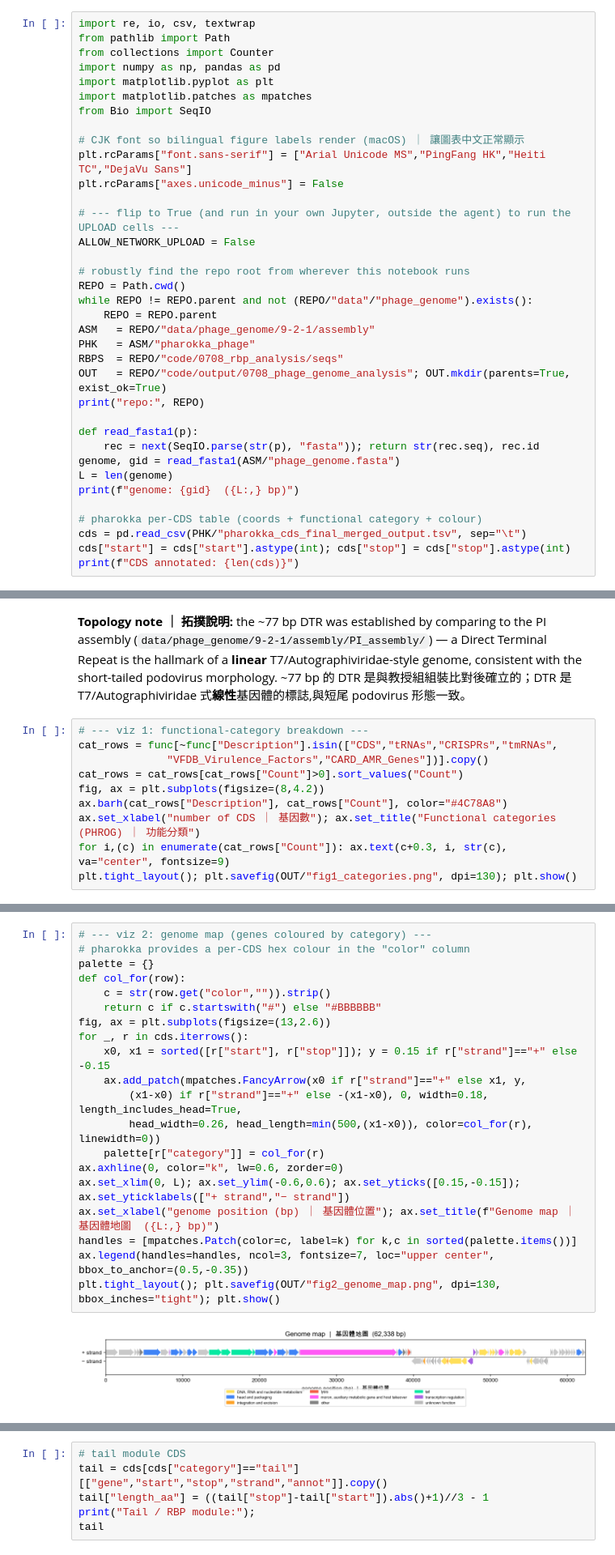
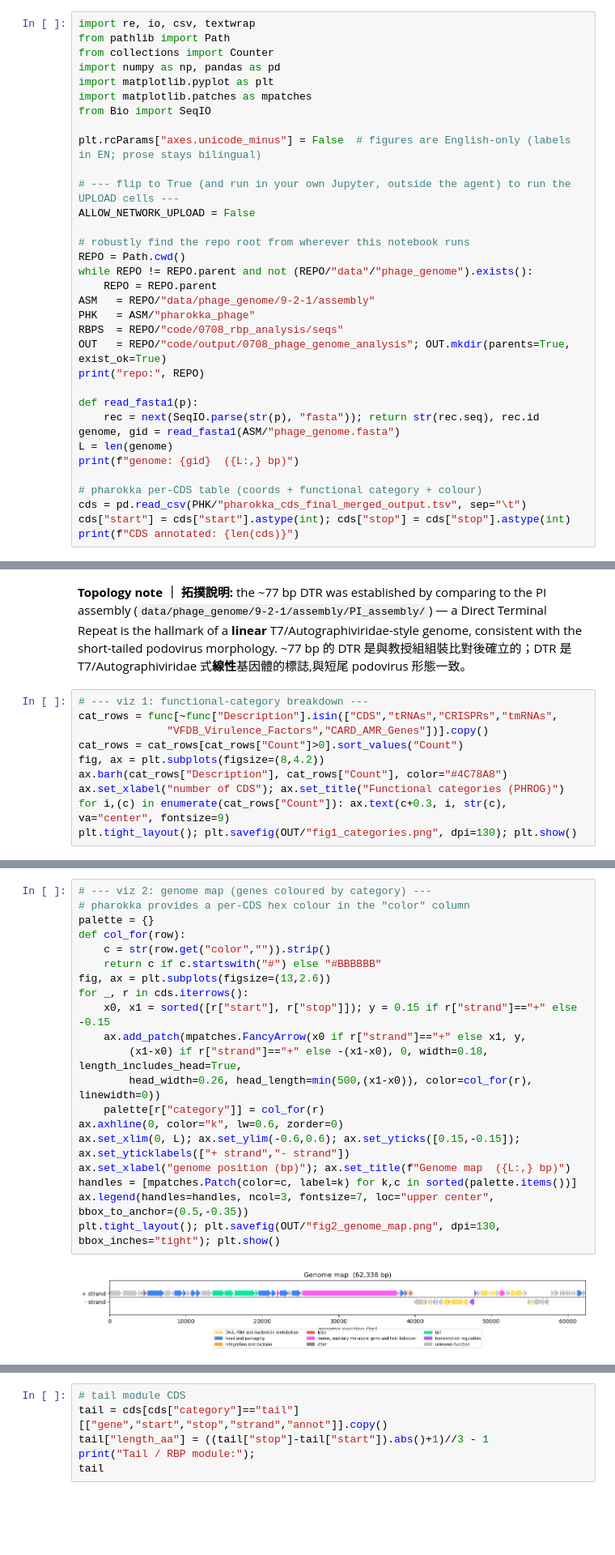
Before and after one commit to A1ex-Ch3n/igem-2026, a Jupyter notebook: code/0708_phage_genome_analysis.ipynb, the cells around one changed output, grey strips where cells are left out. Shown at 81% size. Drawn from its saved outputs; the diff is of its cells as text; blank space fills up the shorter version.

```diff
--- a/code/0708_phage_genome_analysis.ipynb
+++ b/code/0708_phage_genome_analysis.ipynb
@@ -33,9 +33,7 @@ import matplotlib.pyplot as plt
 import matplotlib.patches as mpatches
 from Bio import SeqIO
 
-# CJK font so bilingual figure labels render (macOS) ｜ 讓圖表中文正常顯示
-plt.rcParams["font.sans-serif"] = ["Arial Unicode MS","PingFang HK","Heiti TC","DejaVu Sans"]
-plt.rcParams["axes.unicode_minus"] = False
+plt.rcParams["axes.unicode_minus"] = False  # figures are English-only (labels in EN; prose stays bilingual)
 
 # --- flip to True (and run in your own Jupyter, outside the agent) to run the UPLOAD cells ---
 ALLOW_NETWORK_UPLOAD = False
@@ -113,7 +111,7 @@ cat_rows = func[~func["Description"].isin(["CDS","tRNAs","CRISPRs","tmRNAs",
 cat_rows = cat_rows[cat_rows["Count"]>0].sort_values("Count")
 fig, ax = plt.subplots(figsize=(8,4.2))
 ax.barh(cat_rows["Description"], cat_rows["Count"], color="#4C78A8")
-ax.set_xlabel("number of CDS ｜ 基因數"); ax.set_title("Functional categories (PHROG) ｜ 功能分類")
+ax.set_xlabel("number of CDS"); ax.set_title("Functional categories (PHROG)")
 for i,(c) in enumerate(cat_rows["Count"]): ax.text(c+0.3, i, str(c), va="center", fontsize=9)
 plt.tight_layout(); plt.savefig(OUT/"fig1_categories.png", dpi=130); plt.show()
 # %% [output]
@@ -121,22 +129,22 @@ plt.tight_layout(); plt.savefig(OUT/"fig1_categories.png", dpi=130); plt.show()
 # %%
 # --- viz 2: genome map (genes coloured by category) ---
 # pharokka provides a per-CDS hex colour in the "color" column
 palette = {}
 def col_for(row):
     c = str(row.get("color","")).strip()
     return c if c.startswith("#") else "#BBBBBB"
 fig, ax = plt.subplots(figsize=(13,2.6))
 for _, r in cds.iterrows():
     x0, x1 = sorted([r["start"], r["stop"]]); y = 0.15 if r["strand"]=="+" else -0.15
     ax.add_patch(mpatches.FancyArrow(x0 if r["strand"]=="+" else x1, y,
         (x1-x0) if r["strand"]=="+" else -(x1-x0), 0, width=0.18, length_includes_head=True,
         head_width=0.26, head_length=min(500,(x1-x0)), color=col_for(r), linewidth=0))
     palette[r["category"]] = col_for(r)
 ax.axhline(0, color="k", lw=0.6, zorder=0)
-ax.set_xlim(0, L); ax.set_ylim(-0.6,0.6); ax.set_yticks([0.15,-0.15]); ax.set_yticklabels(["+ strand","− strand"])
-ax.set_xlabel("genome position (bp) ｜ 基因體位置"); ax.set_title(f"Genome map ｜ 基因體地圖  ({L:,} bp)")
+ax.set_xlim(0, L); ax.set_ylim(-0.6,0.6); ax.set_yticks([0.15,-0.15]); ax.set_yticklabels(["+ strand","- strand"])
+ax.set_xlabel("genome position (bp)"); ax.set_title(f"Genome map  ({L:,} bp)")
 handles = [mpatches.Patch(color=c, label=k) for k,c in sorted(palette.items())]
 ax.legend(handles=handles, ncol=3, fontsize=7, loc="upper center", bbox_to_anchor=(0.5,-0.35))
 plt.tight_layout(); plt.savefig(OUT/"fig2_genome_map.png", dpi=130, bbox_inches="tight"); plt.show()
 # %% [output]
-[figure, old version]
+[figure, new version]
```
Also changed, not shown: parts of 9 cells of this notebook, 5 other files.
